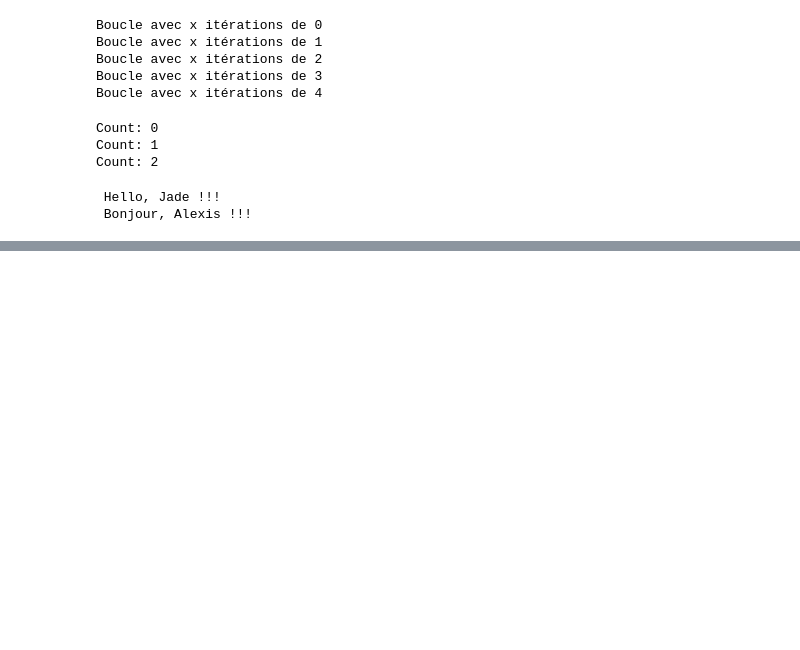
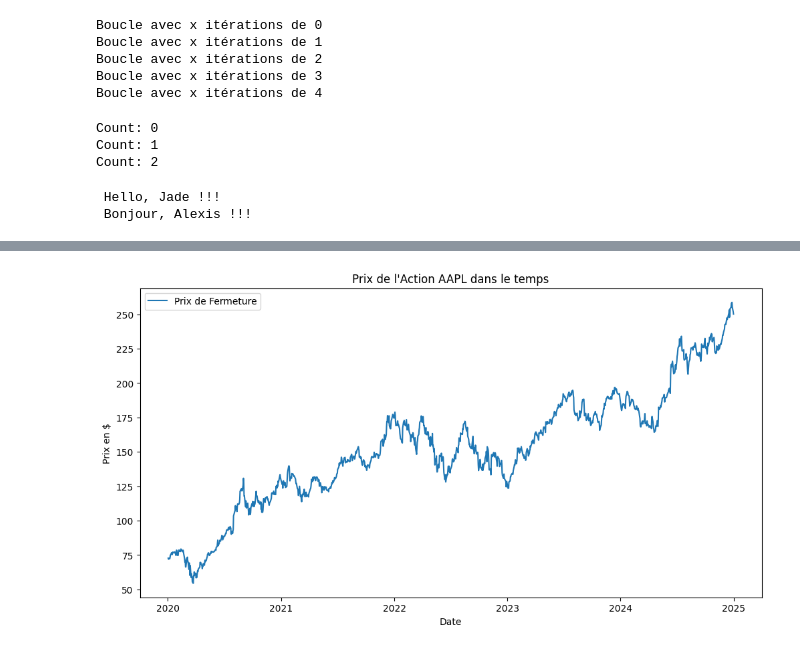
Before and after one commit to Aleqsis/IAE_METZ_DATA_2025_8, a Jupyter notebook: TD_DATA4FUNDS.ipynb, the cells around one changed output, grey strips where cells are left out. Cells and saved outputs as stored; diff of their text form; code cells hidden in the pictures; blank space fills up the shorter version.

```diff
--- a/TD_DATA4FUNDS.ipynb
+++ b/TD_DATA4FUNDS.ipynb
@@ -111,0 +284,4 @@ print(greetings("Alexis", "Bonjour"))
+# %%
+#Variables
+stock = yf.download("AAPL", start="2020-01-01", end="2025-01-01")
+stock.head()
@@ -111,0 +298,11 @@ print(greetings("Alexis", "Bonjour"))
+# %%
+#Plot
+plt.figure(figsize=(12, 6))
+plt.plot(stock['Close'], label='Prix de Fermeture')
+plt.xlabel('Date')
+plt.ylabel('Prix en $')
+plt.title('Prix de l\'Action AAPL dans le temps')
+plt.legend()
+plt.show()
+# %% [output]
+[figure, added]
```
Also changed, not shown: parts of 21 cells of this notebook.
